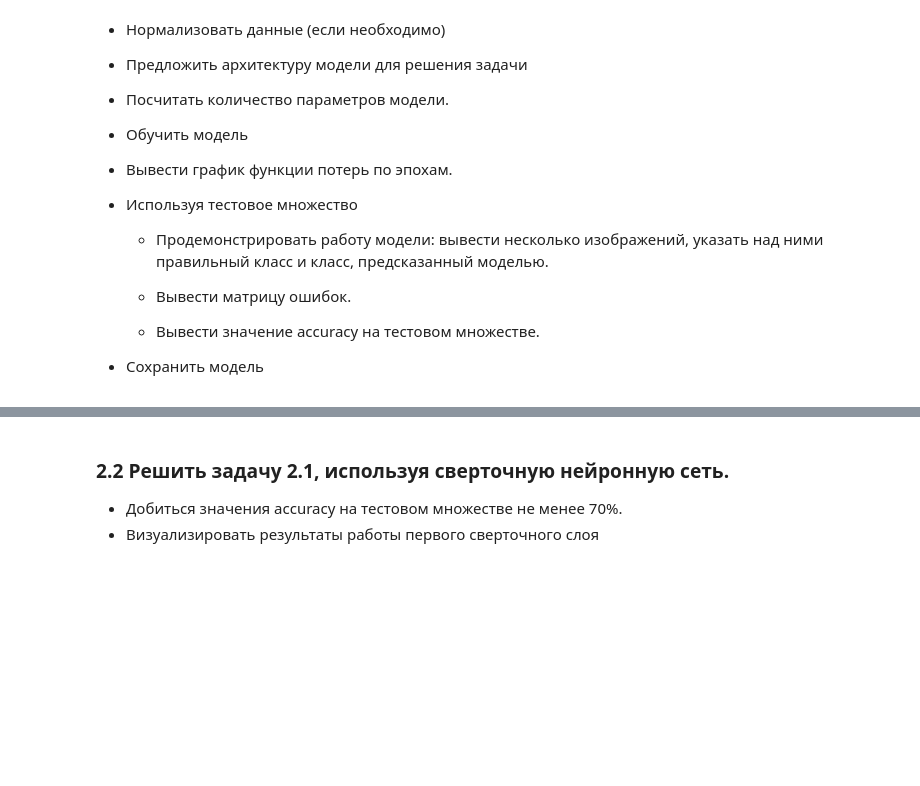
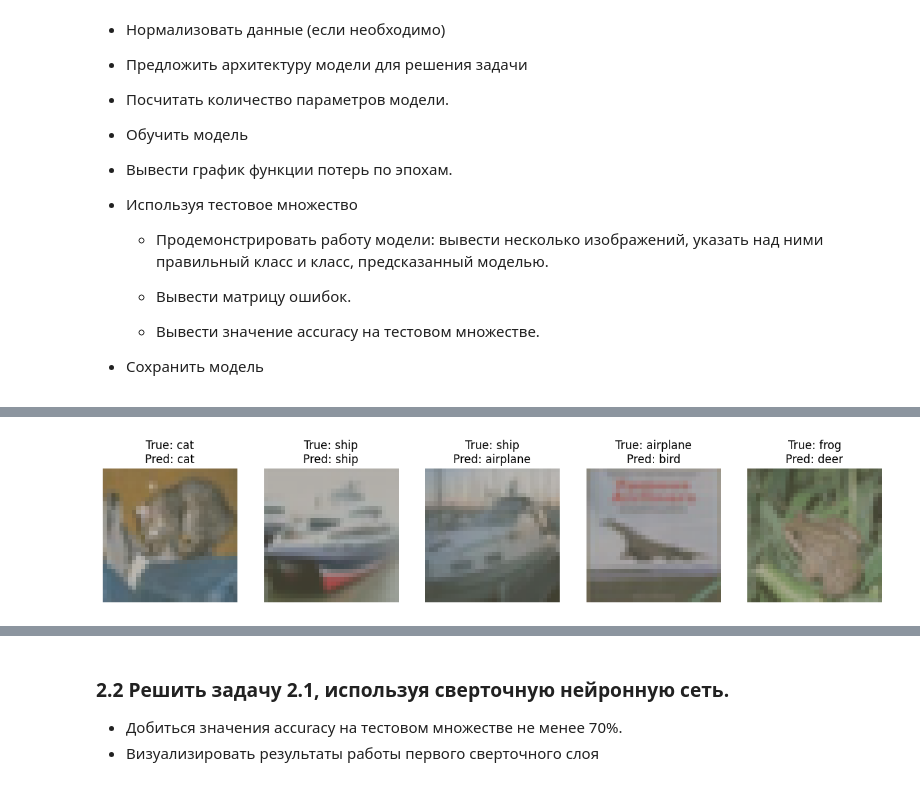
Before and after one commit to master-of-the-dungeon/ITiABD-PM22-7-Nikolay-Sedov, a Jupyter notebook: DL/blank_04_cnn.ipynb, the cells around one changed output, grey strips where cells are left out. Saved outputs shown, nothing was run; the diff lists cells and outputs as text; code cells hidden in the pictures; blank space fills up the shorter version.

```diff
--- a/DL/blank_04_cnn.ipynb
+++ b/DL/blank_04_cnn.ipynb
@@ -49,0 +294,6 @@ import torch.nn.functional as F
+# %%
+train_loader = DataLoader(train_dataset, batch_size=64, shuffle=True)
+test_loader = DataLoader(test_dataset, batch_size=64, shuffle=False)
+# %%
+device = torch.device("cuda" if torch.cuda.is_available() else "cpu")
+print(f'Using device: {device}')
@@ -49,0 +395,36 @@ import torch.nn.functional as F
+# %%
+def show_predictions(model, test_loader, device, num_images=5):
+    model.eval()
+    images, labels, preds = [], [], []
+
+    with torch.no_grad():
+        for data in test_loader:
+            inputs, targets = data
+            inputs, targets = inputs.to(device), targets.to(device)
+            outputs = model(inputs)
+            _, predicted = torch.max(outputs, 1)
+
+            for i in range(len(inputs)):
+                if len(images) >= num_images:
+                    break
+                images.append(inputs[i].cpu())
+                labels.append(targets[i].cpu().item())
+                preds.append(predicted[i].cpu().item())
+            if len(images) >= num_images:
+                break
+
+    fig, axes = plt.subplots(1, num_images, figsize=(15, 3))
+    classes = test_dataset.classes
+    for idx in range(num_images):
+        image = images[idx].permute(1, 2, 0)
+        image = image * torch.tensor([0.247, 0.243, 0.261]) + torch.tensor([0.4914, 0.4822, 0.4465])  # image = np.clip(image, 0, 1)
+
+        axes[idx].imshow(image)
+        axes[idx].set_title(f'True: {classes[labels[idx]]}\nPred: {classes[preds[idx]]}')
+        axes[idx].axis('off')
+
+    plt.show()
+# %%
+show_predictions(model, test_loader, device, num_images=5)
+# %% [output]
+[figure, added]
```
Also changed, not shown: parts of 35 cells of this notebook.
